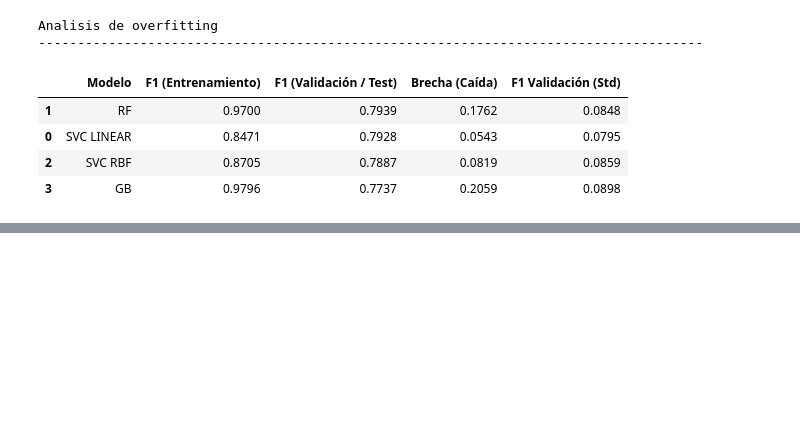
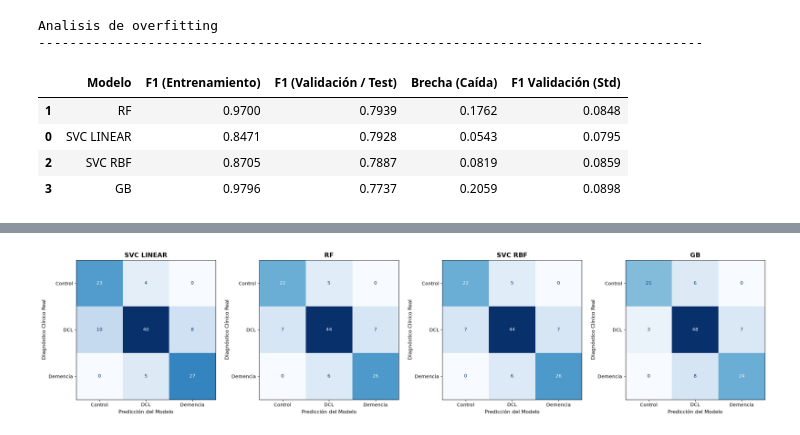
Before and after one commit to Nicolasg2c/dc_model_ts, a Jupyter notebook: notebooks/dc_ia_v2.ipynb, the cells around one changed output, grey strips where cells are left out. Drawn from its saved outputs; the diff is of its cells as text; code cells hidden in the pictures; blank space fills up the shorter version.

```diff
--- a/notebooks/dc_ia_v2.ipynb
+++ b/notebooks/dc_ia_v2.ipynb
@@ -218 +220,27 @@ Analisis de overfitting con SMOTE
 | 3 | GB | 0.9796 | 0.7737 | 0.2059 | 0.0898 |
+# %%
+fig, axes = plt.subplots(1, len(models), figsize=(22, 5))
+
+for ax, (name, model) in zip(axes, models.items()):
+    pipeline = Pipeline([
+        ('imputer', SimpleImputer(strategy='median')),
+        ('scaler', StandardScaler()),
+        ('classifier', model)
+    ])
+
+    #Se generan de nuevo las predicciones para todo el dataset, pero cada paciente es evaluado solo cuando su fold fue el "fold de prueba".
+    y_pred = cross_val_predict(pipeline, X, y, cv=cv_kfold)
+
+    # Calculo de la matriz de confusión y visualización
+    cm = confusion_matrix(y, y_pred, labels=[0, 1, 2])
+    disp = ConfusionMatrixDisplay(confusion_matrix=cm, display_labels=["Control", "DCL", "Demencia"])
+
+    disp.plot(cmap="Blues", ax=ax, colorbar=False)
+    ax.set_title(f"{name}", fontweight="bold", fontsize=14)
+    ax.set_xlabel("Predicción del Modelo", fontsize=11)
+    ax.set_ylabel("Diagnóstico Clínico Real", fontsize=11)
+
+plt.tight_layout()
+plt.show()
+# %% [output]
+[figure, added]
```
Also changed, not shown: parts of 7 cells of this notebook, 1 other file.
